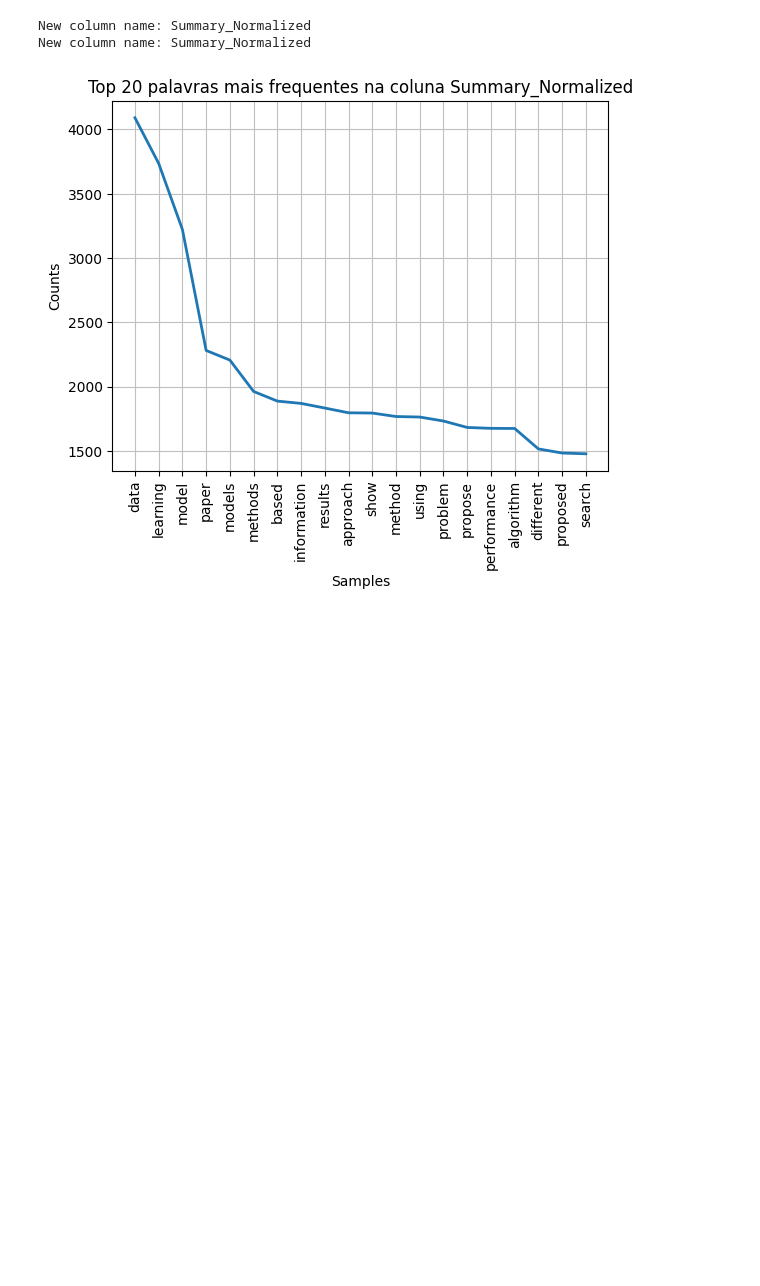
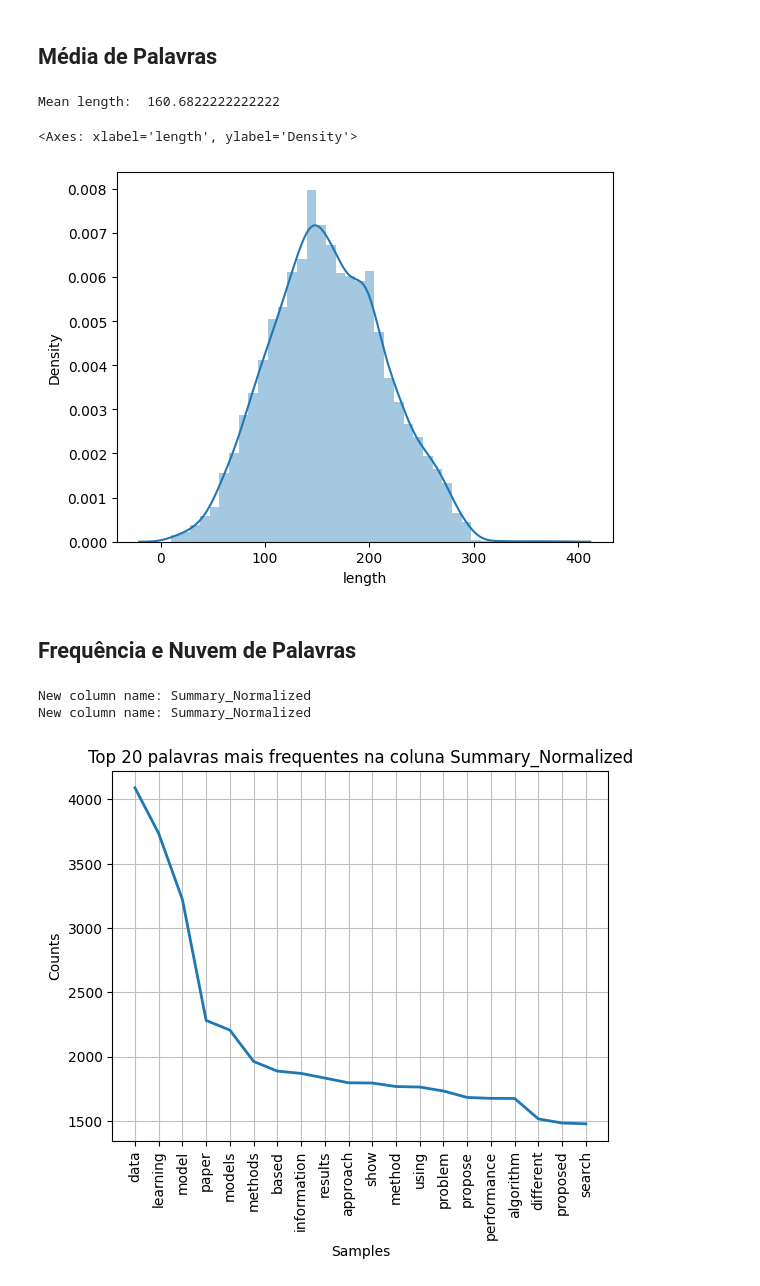
Before and after one commit to FelipeValencio/APS, a Jupyter notebook: APS.ipynb, the cells around one changed output. Drawn from its saved outputs; the diff is of its cells as text; code cells hidden in the pictures; blank space fills up the shorter version.

```diff
--- a/APS.ipynb
+++ b/APS.ipynb
@@ -89,3 +91,17 @@ Sample:
+# %% [markdown]
+## Média de Palavras
+# %%
+df_todos['length'] = df_todos.Summary.apply(lambda row: len(row.split()))
+print('Mean length: ', df_todos['length'].mean())
+# %% [output]
+Mean length:  160.6822222222222
+# %%
+sns.distplot(df_todos['length'])
+# %% [output]
+<Axes: xlabel='length', ylabel='Density'>
+[figure, added]
+# %% [markdown]
+## Frequência e Nuvem de Palavras
 # %%
 # Normalização dos dados (remoção de stopwords, pontuação, etc)
 def normalize_text(text: str):
```
Also changed, not shown: parts of 13 cells of this notebook.
